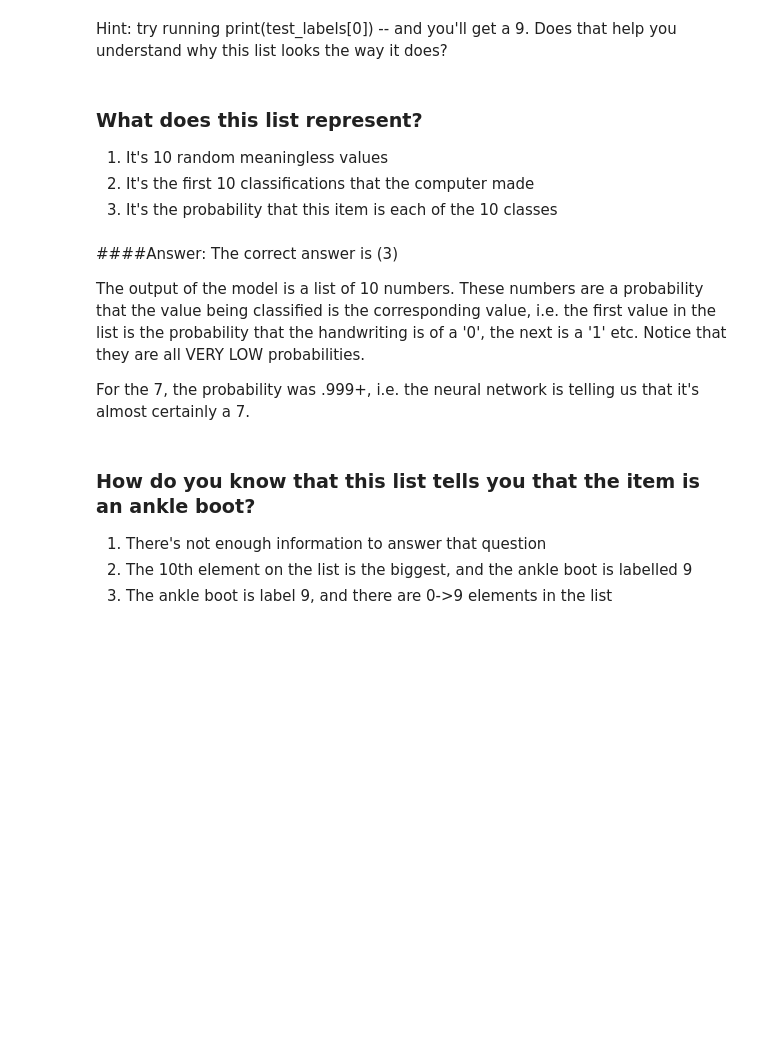
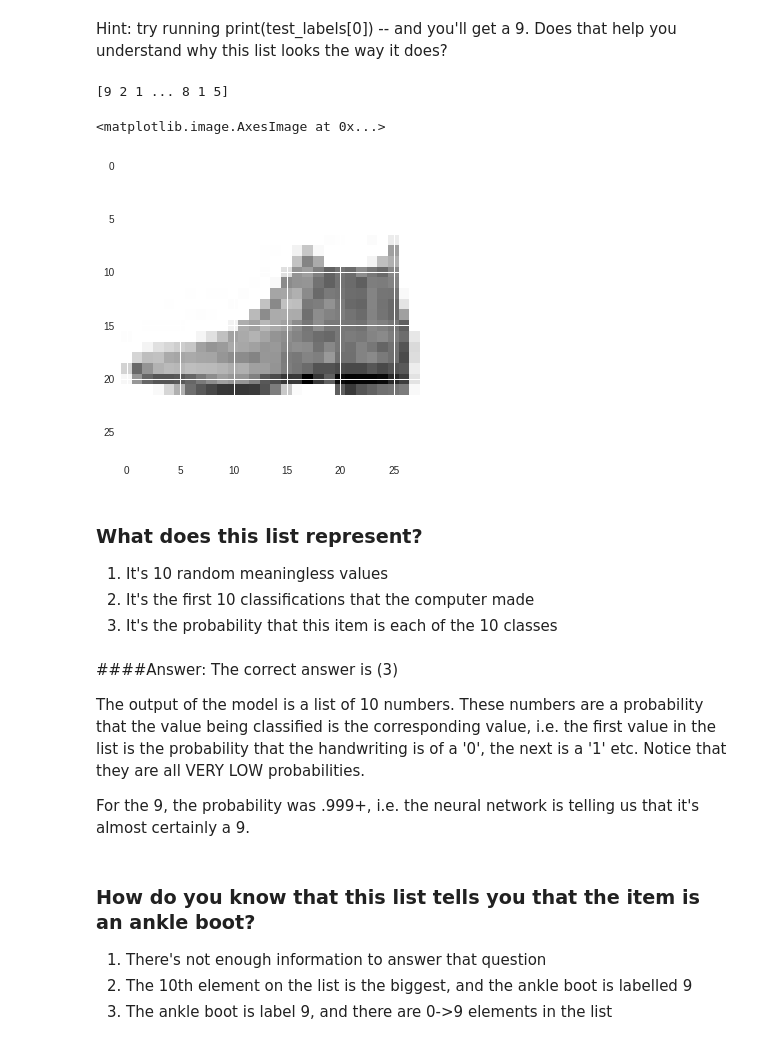
Before and after one commit to krisrjohnson/TFCoursework, a Jupyter notebook: Course_1_Part_4_Lesson_2_Notebook.ipynb, the cells around one changed output. Cells and saved outputs as stored; diff of their text form; code cells hidden in the pictures; blank space fills up the shorter version.

```diff
--- a/Course_1_Part_4_Lesson_2_Notebook.ipynb
+++ b/Course_1_Part_4_Lesson_2_Notebook.ipynb
@@ -130,7 +137,14 @@ print(classifications[0])
 # %% [markdown]
 Hint: try running print(test_labels[0]) -- and you'll get a 9. Does that help you understand why this list looks the way it does?
 # %%
-print(test_labels[0])
+print(test_labels[0:])
+# %% [output]
+[9 2 1 ... 8 1 5]
+# %%
+plt.imshow(test_images[0])
+# %% [output]
+<matplotlib.image.AxesImage at 0x...>
+[figure, added]
 # %% [markdown]
 ### What does this list represent?
 
@@ -144,7 +158,7 @@ The correct answer is (3)
 
 The output of the model is a list of 10 numbers. These numbers are a probability that the value being classified is the corresponding value, i.e. the first value in the list is the probability that the handwriting is of a '0', the next is a '1' etc. Notice that they are all VERY LOW probabilities.
 
-For the 7, the probability was .999+, i.e. the neural network is telling us that it's almost certainly a 7.
+For the 9, the probability was .999+, i.e. the neural network is telling us that it's almost certainly a 9.
 # %% [markdown]
 ### How do you know that this list tells you that the item is an ankle boot?
 
```
Also changed, not shown: parts of 24 cells of this notebook.
